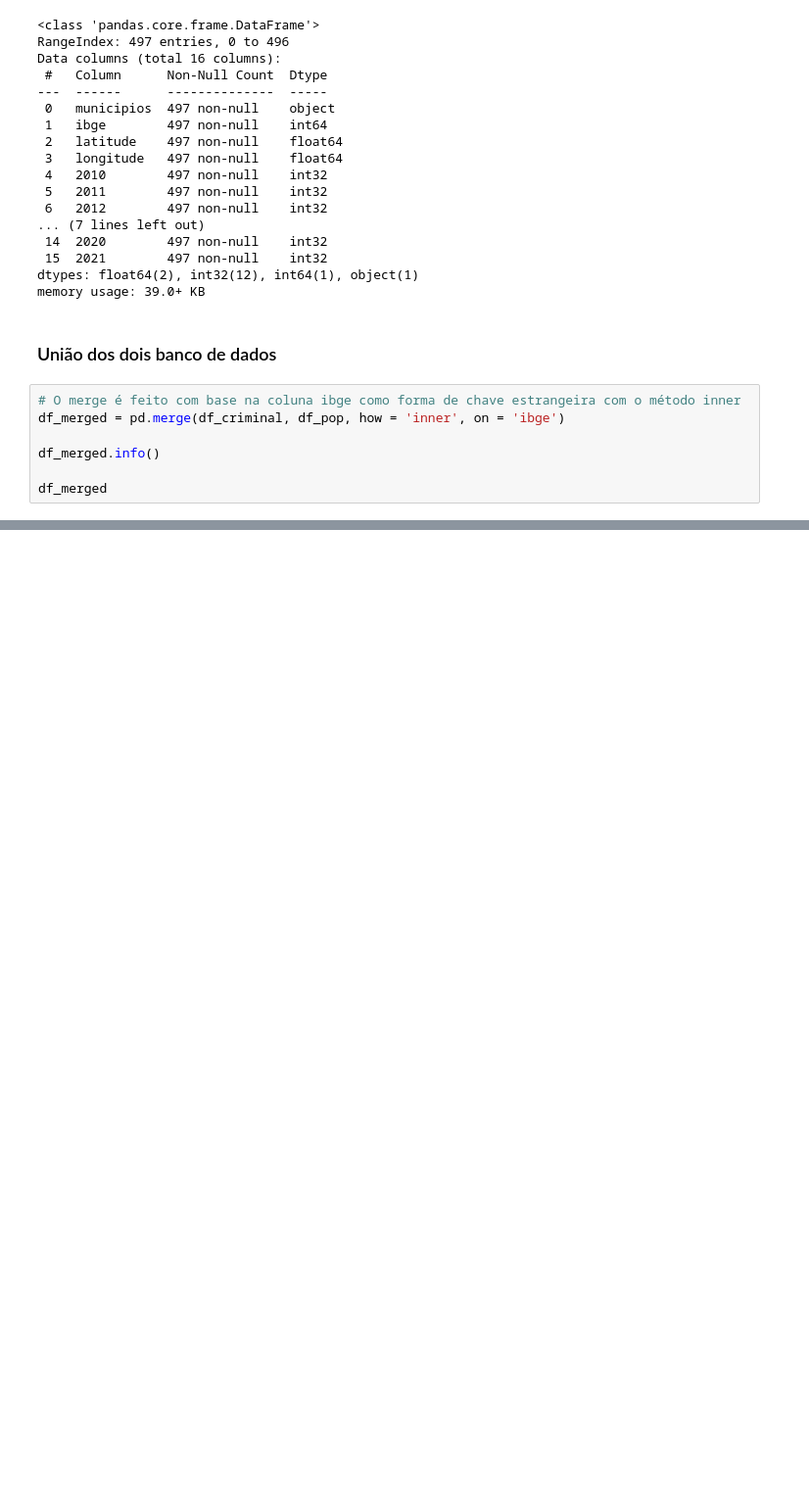
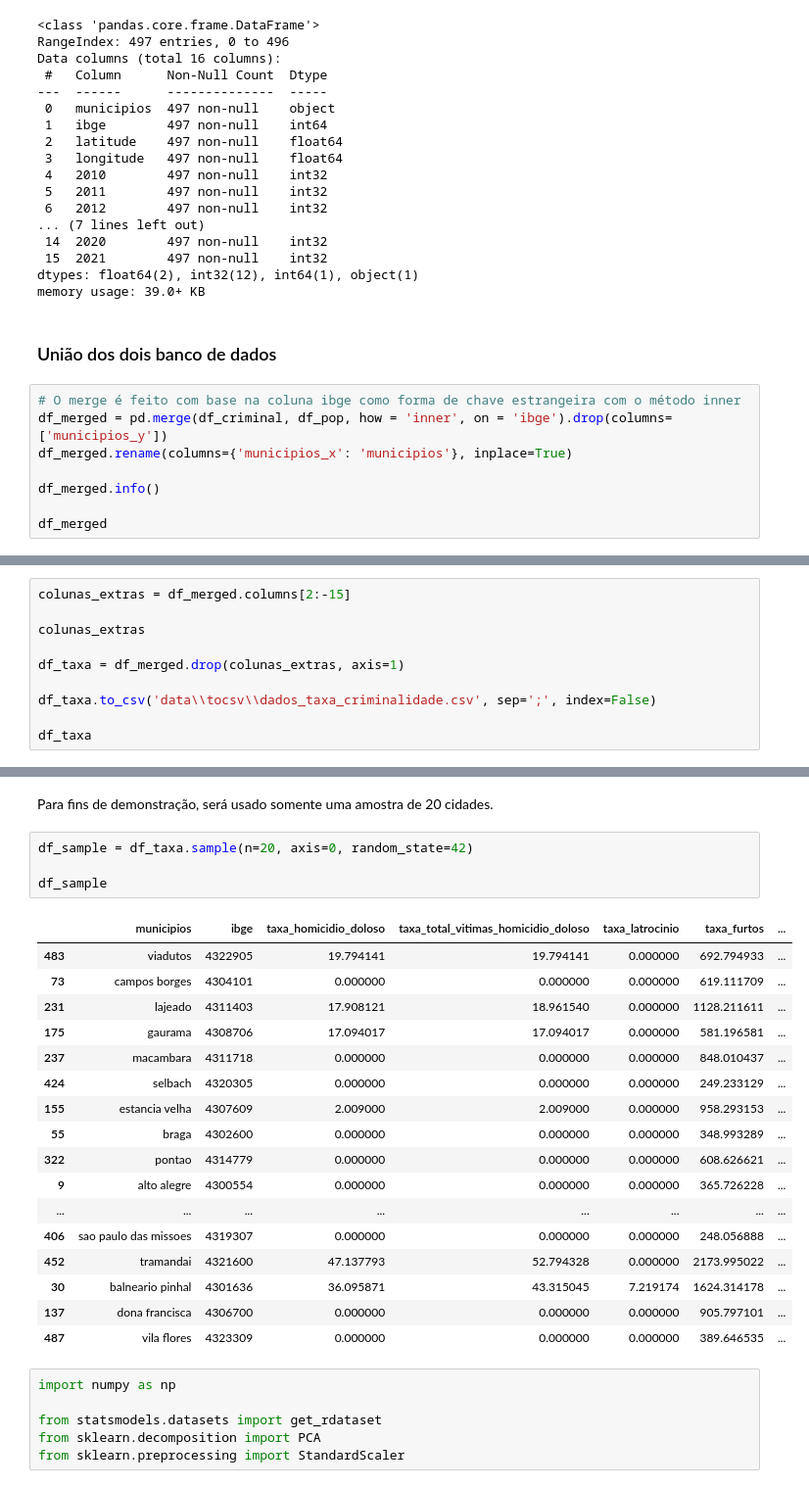
Before and after one commit to FlorensaDimer/TF_sistemas_recomendacao, a Jupyter notebook: app.ipynb, the cells around one changed output, grey strips where cells are left out. Shown at 98% size. Cells and saved outputs as stored; diff of their text form; blank space fills up the shorter version.

```diff
--- a/app.ipynb
+++ b/app.ipynb
@@ -88,7 +91,8 @@ memory usage: 39.0+ KB
 ### União dos dois banco de dados
 # %%
 # O merge é feito com base na coluna ibge como forma de chave estrangeira com o método inner
-df_merged = pd.merge(df_criminal, df_pop, how = 'inner', on = 'ibge')
+df_merged = pd.merge(df_criminal, df_pop, how = 'inner', on = 'ibge').drop(columns=['municipios_y'])
+df_merged.rename(columns={'municipios_x': 'municipios'}, inplace=True)
 
 df_merged.info()
 
@@ -184,0 +169,10 @@ memory usage: 39.0+ KB
+# %%
+colunas_extras = df_merged.columns[2:-15]
+
+colunas_extras
+
+df_taxa = df_merged.drop(colunas_extras, axis=1)
+
+df_taxa.to_csv('data\\tocsv\\dados_taxa_criminalidade.csv', sep=';', index=False)
+
+df_taxa
@@ -184,0 +193,30 @@ memory usage: 39.0+ KB
+# %% [markdown]
+Para fins de demonstração, será usado somente uma amostra de 20 cidades.
+# %%
+df_sample = df_taxa.sample(n=20, axis=0, random_state=42)
+
+df_sample
+# %% [output]
+|  | municipios | ibge | taxa_homicidio_doloso | taxa_total_vitimas_homicidio_doloso | taxa_latrocinio | taxa_furtos | ... |
+| 483 | viadutos | 4322905 | 19.794141 | 19.794141 | 0.000000 | 692.794933 | ... |
+| 73 | campos borges | 4304101 | 0.000000 | 0.000000 | 0.000000 | 619.111709 | ... |
+| 231 | lajeado | 4311403 | 17.908121 | 18.961540 | 0.000000 | 1128.211611 | ... |
+| 175 | gaurama | 4308706 | 17.094017 | 17.094017 | 0.000000 | 581.196581 | ... |
+| 237 | macambara | 4311718 | 0.000000 | 0.000000 | 0.000000 | 848.010437 | ... |
+| 424 | selbach | 4320305 | 0.000000 | 0.000000 | 0.000000 | 249.233129 | ... |
+| 155 | estancia velha | 4307609 | 2.009000 | 2.009000 | 0.000000 | 958.293153 | ... |
+| 55 | braga | 4302600 | 0.000000 | 0.000000 | 0.000000 | 348.993289 | ... |
+| 322 | pontao | 4314779 | 0.000000 | 0.000000 | 0.000000 | 608.626621 | ... |
+| 9 | alto alegre | 4300554 | 0.000000 | 0.000000 | 0.000000 | 365.726228 | ... |
+| ... | ... | ... | ... | ... | ... | ... | ... |
+| 406 | sao paulo das missoes | 4319307 | 0.000000 | 0.000000 | 0.000000 | 248.056888 | ... |
+| 452 | tramandai | 4321600 | 47.137793 | 52.794328 | 0.000000 | 2173.995022 | ... |
+| 30 | balneario pinhal | 4301636 | 36.095871 | 43.315045 | 7.219174 | 1624.314178 | ... |
+| 137 | dona francisca | 4306700 | 0.000000 | 0.000000 | 0.000000 | 905.797101 | ... |
+| 487 | vila flores | 4323309 | 0.000000 | 0.000000 | 0.000000 | 389.646535 | ... |
+# %%
+import numpy as np
+
+from statsmodels.datasets import get_rdataset
+from sklearn.decomposition import PCA
+from sklearn.preprocessing import StandardScaler
```
Also changed, not shown: parts of 19 cells of this notebook, 2 other files.
